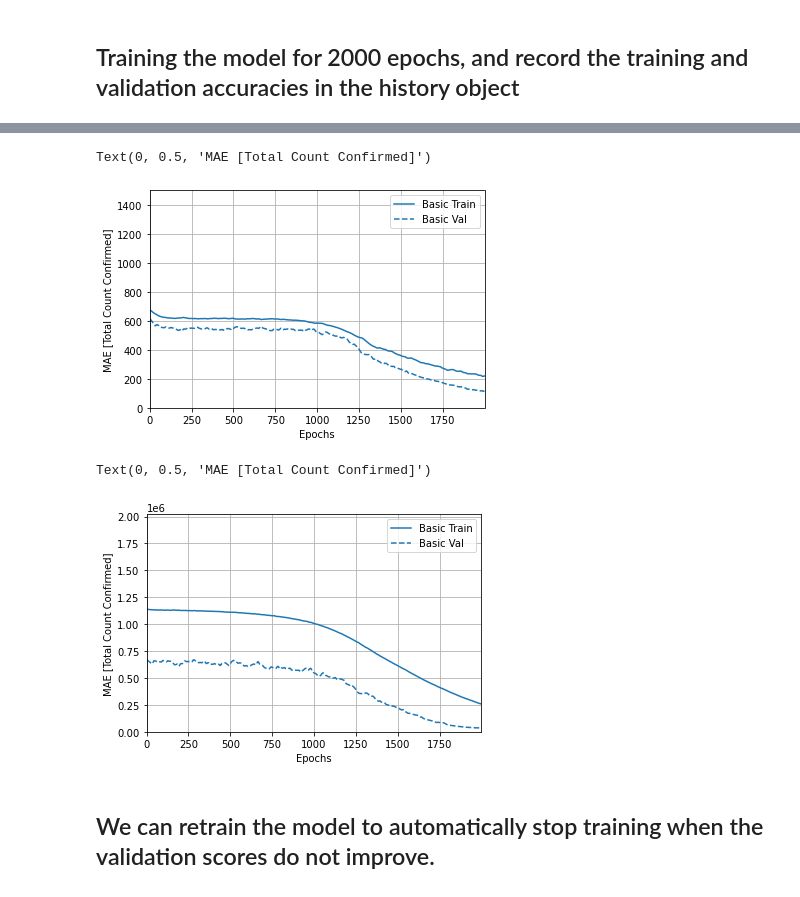
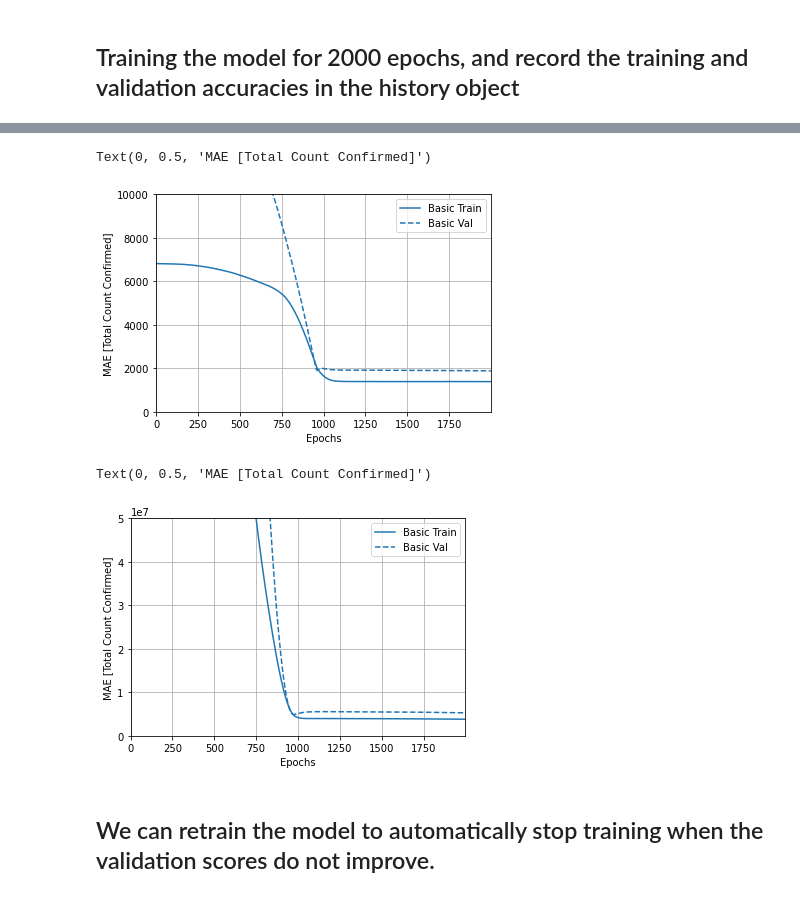
Before and after one commit to johnnyl72/covid-19-machine-learning, a Jupyter notebook: my_regression_code.ipynb, the cells around one changed output, grey strips where cells are left out. Saved outputs shown, nothing was run; the diff lists cells and outputs as text; code cells hidden in the pictures.

Commit message:
update data logs

```diff
--- a/my_regression_code.ipynb
+++ b/my_regression_code.ipynb
@@ -17,7 +17,7 @@ print(tf.__version__)
 # %% [markdown]
 ## Grab and parse the data
 # %%
-raw_dataset = pd.read_csv("4.14.20_corona_data.csv", sep=",", skipinitialspace=True)
+raw_dataset = pd.read_csv("4.29.20_corona_data.csv", sep=",", skipinitialspace=True)
 raw_dataset = raw_dataset[["Total Count Confirmed", "Total Count Deaths"]]
 dataset = raw_dataset.copy()
 # %%
@@ -141,18 +141,18 @@ Epoch: 1900, loss:311014.3025,  mae:234.8759,  mse:311014.3125,  val_loss:42902.
 plotter = tfdocs.plots.HistoryPlotter(smoothing_std=2)
 
 plotter.plot({'Basic': history}, metric = "mae")
-plt.ylim([0, 1500])
+plt.ylim([0, 10000])
 plt.ylabel('MAE [Total Count Confirmed]')
 # %% [output]
 Text(0, 0.5, 'MAE [Total Count Confirmed]')
-[figure, old version]
+[figure, new version]
 # %%
 plotter.plot({'Basic': history}, metric = "mse")
-plt.ylim([0, 2020000])
+plt.ylim([0, 50000000])
 plt.ylabel('MAE [Total Count Confirmed]')
 # %% [output]
 Text(0, 0.5, 'MAE [Total Count Confirmed]')
-[figure, old version]
+[figure, new version]
 # %% [markdown]
 ## We can retrain the model to automatically stop training when the validation scores do not improve.
 # %%
```
Also changed, not shown: parts of 8 cells of this notebook, 1 other file.
